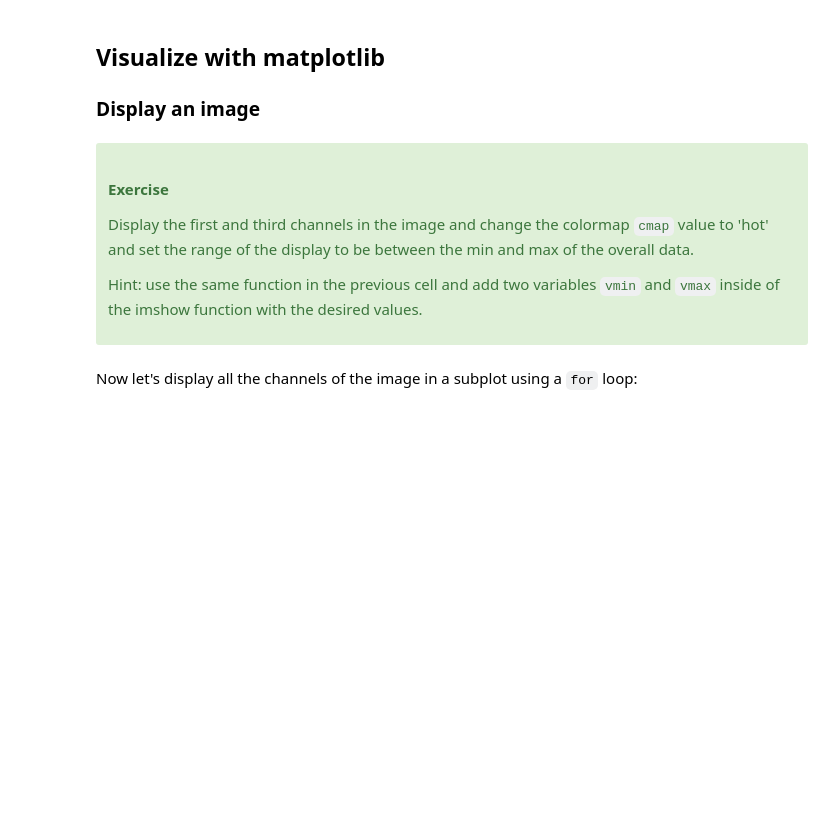
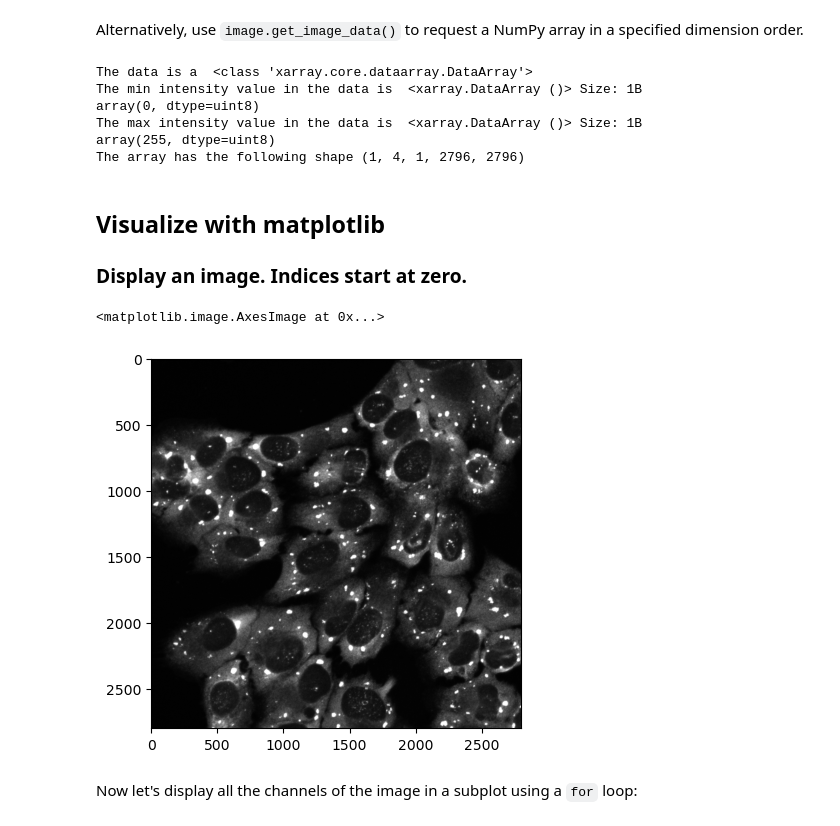
Before and after one commit to MRC-LMB-Light-Microscopy-Facility/introduction-to-python-bioimage-analysis, a Jupyter notebook: nbs/1_image_visualization.ipynb, the cells around one changed output. Saved outputs shown, nothing was run; the diff lists cells and outputs as text; code cells hidden in the pictures; blank space fills up the shorter version.

```diff
--- a/nbs/1_image_visualization.ipynb
+++ b/nbs/1_image_visualization.ipynb
@@ -30,8 +43,9 @@
 # %%
 from pathlib import Path
+from bioio import BioImage
 
+#  give the path to the data of interest
 data_folder = Path('../data')
+
+#  load the image and the metadata into the varible "image"
+image = BioImage(data_folder / 'Stress_granules_positions.lsm')
-# %%
-from bioio import BioImage
-
-image = BioImage(data_folder / 'airyscan-4colors.tif')
@@ -82,0 +92,3 @@ In Python, it can be manipulated as a N-dimensional array using the class numpy.
+# %%
+# xarray DataArray with named dimensions; returns 5D TCZYX xarray data array backed by numpy
+data = image.xarray_data
@@ -82,0 +100,2 @@ In Python, it can be manipulated as a N-dimensional array using the class numpy.
+# %% [markdown]
+Alternatively, use `image.get_image_data()` to request a NumPy array in a specified dimension order.
@@ -84,8 +107,6 @@ In Python, it can be manipulated as a N-dimensional array using the class numpy.
 # import the numpy package used for manipulating images
 import numpy as np
 
-# get the array of pixels intensity as a numpy object
-data = image.data
 
 # Print the type of the array
 print('The data is a ', type(data))
@@ -98,24 +119,30 @@ print('The max intensity value in the data is ', np.max(data))
 
 # Print the dimension of the array
 print('The array has the following shape', data.shape)
+# %% [output]
+The data is a  <class 'xarray.core.dataarray.DataArray'>
+The min intensity value in the data is  <xarray.DataArray ()> Size: 1B
+array(0, dtype=uint8)
+The max intensity value in the data is  <xarray.DataArray ()> Size: 1B
+array(255, dtype=uint8)
+The array has the following shape (1, 4, 1, 2796, 2796)
 # %% [markdown]
 ## Visualize with matplotlib
-### Display an image
+### Display an image. <b>Indices start at zero.<b>
 # %%
-# import matplotlib for loading images
 import matplotlib.pyplot as plt
 
-# Let's display the second channel as a 2D image using imshow
-plt.imshow(data[0, 1, 0, :, :], cmap='gray')
+# Select the first time point, second channel, and first Z plane (0-based indices)
+plane = data.isel(T=0, C=1, Z=0)
+
+# Calculate the 1st and 99th percentile intensities to set the display contrast
+vmin, vmax = np.percentile(plane, (1, 99))
+
+# Display the plane in grayscale using these contrast limits
+plt.imshow(plane, cmap="gray", vmin=vmin, vmax=vmax)
+# %% [output]
+<matplotlib.image.AxesImage at 0x...>
+[figure, added]
-# %% [markdown]
-<div class="alert alert-success">
-
-#### Exercise
-
-Display the first and third channels in the image and change the colormap `cmap` value to 'hot' and set the range of the display to be between the min and max of the overall data.
-
-Hint: use the same function in the previous cell and add two variables `vmin` and `vmax` inside of the imshow function with the desired values.
-</div>
 # %% [markdown]
 Now let's display all the channels of the image in a subplot using a `for` loop:
 # %%
```
Also changed, not shown: parts of 38 cells of this notebook.
